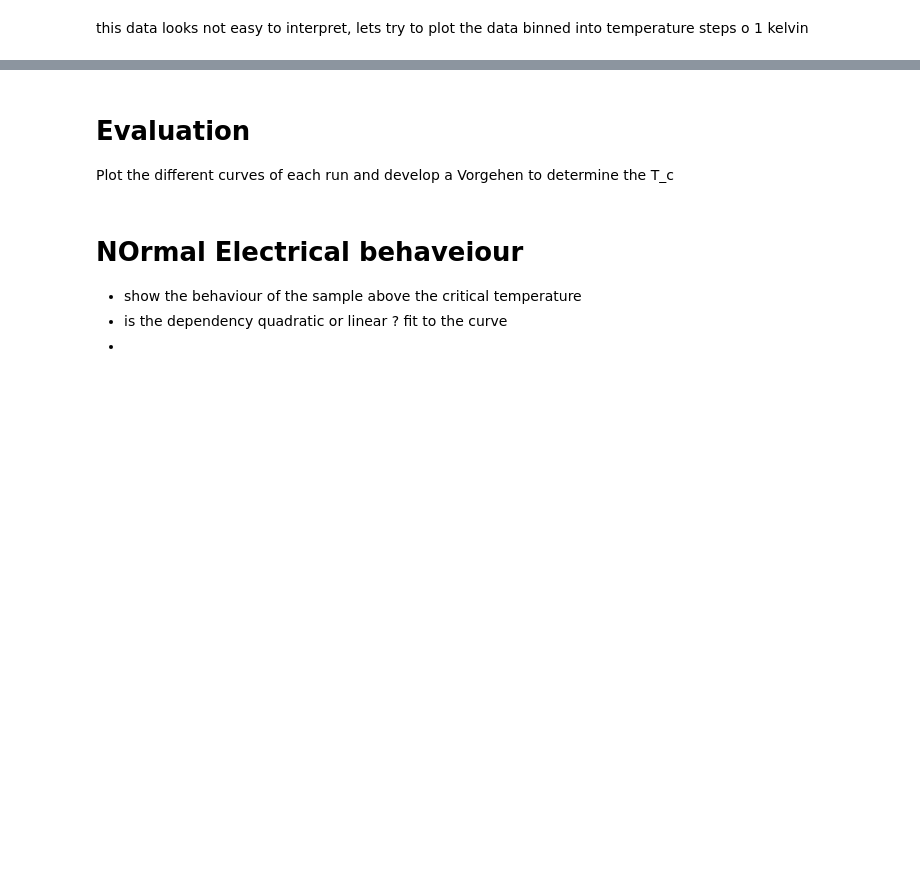
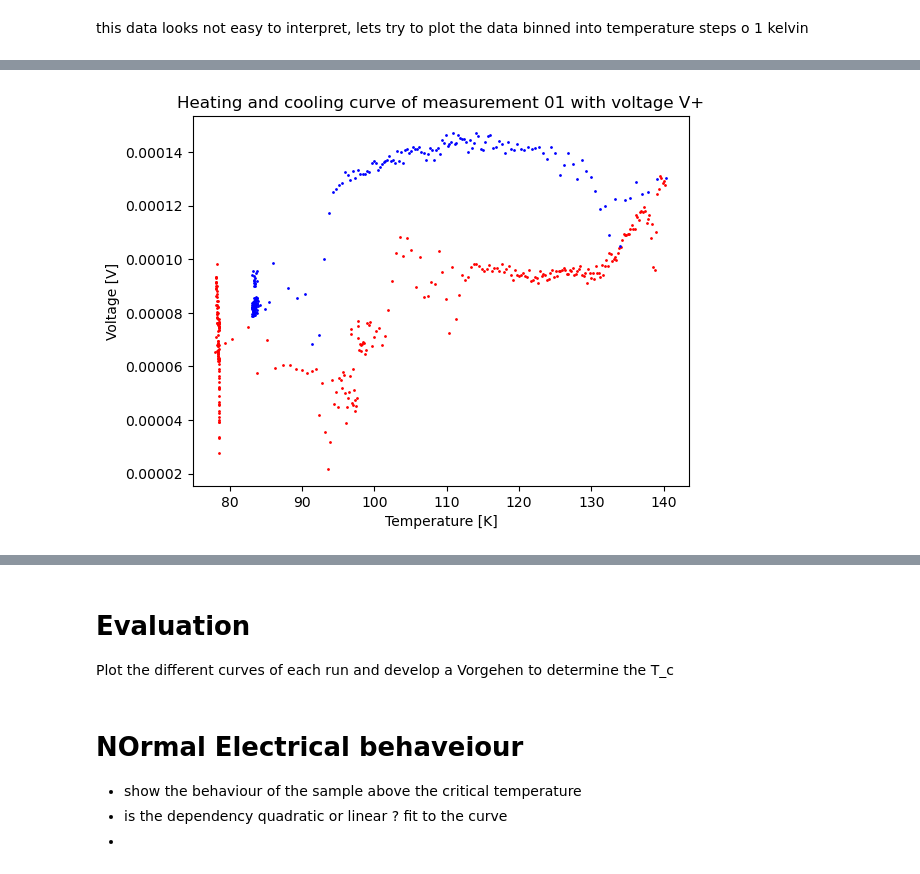
Before and after one commit to JanZur/Solid_state_physics_lab, a Jupyter notebook: solidstates_lab.ipynb, the cells around one changed output, grey strips where cells are left out. Cells and saved outputs as stored; diff of their text form; code cells hidden in the pictures; blank space fills up the shorter version.

```diff
--- a/solidstates_lab.ipynb
+++ b/solidstates_lab.ipynb
@@ -109,5 +121,22 @@ this data looks not easy to interpret, lets try to plot the data binned into tem
 # %%
 #split the data into heating and cooling
-# get the index of the maximal temperature
+#index of the maximal temperature
+max_temperature_index = np.argmax(measurement_01_data_average_temperature)
+heating_data = measurement_01_data[:max_temperature_index]
+cooling_data = measurement_01_data[max_temperature_index:]
+
+average_heating_temperature = (heating_data[:,0] + heating_data[:,5]) / 2
+average_cooling_temperature = (cooling_data[:,0] + cooling_data[:,5]) / 2
+
+
 
 #bin the data into small bins for the temperature and then show how they look
+plt.scatter(average_heating_temperature, heating_data[:,2], s = 1, color = 'red')
+plt.scatter(average_cooling_temperature, cooling_data[:,2], s = 1, color = 'blue')
+plt.title('Heating and cooling curve of measurement 01 with voltage V+')
+plt.xlabel('Temperature [K]')
+plt.ylabel('Voltage [V]')
+
+plt.show()
+# %% [output]
+[figure, added]
```
Also changed, not shown: parts of 9 cells of this notebook.
